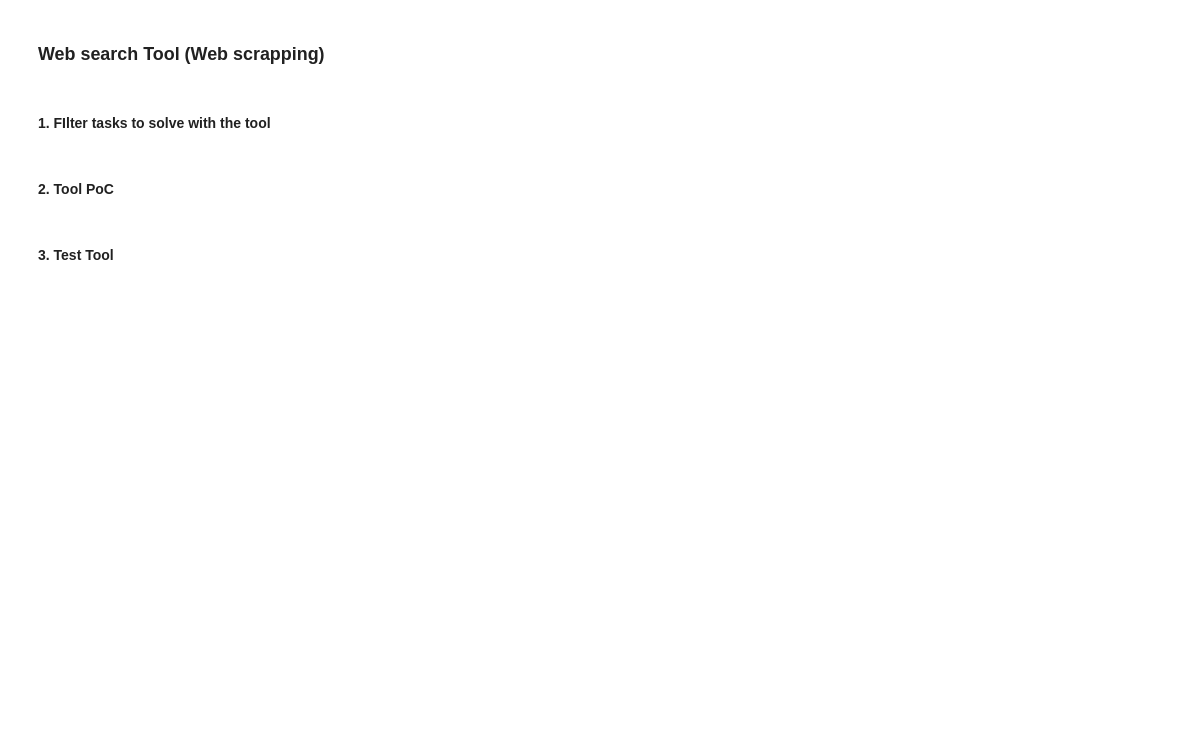
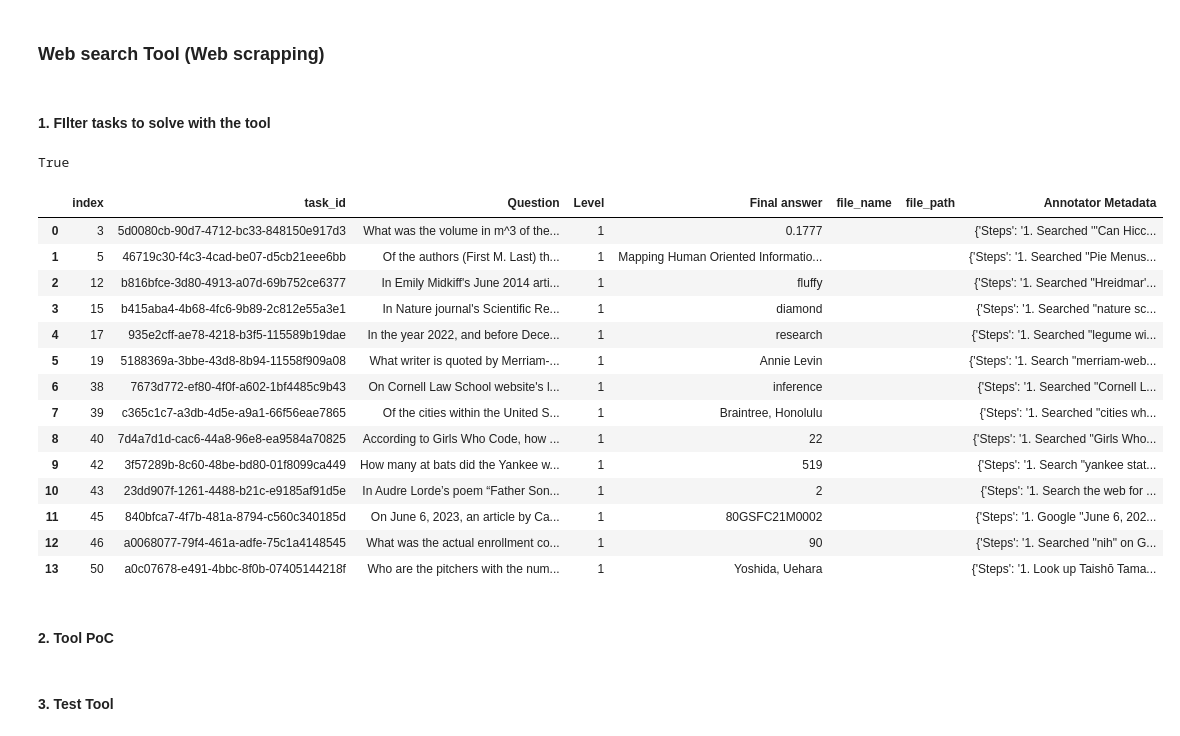
Before and after one commit to santiagoahl/chappi-bot, a Jupyter notebook: notebooks/tools_poc/web_search.ipynb, the cells around one changed output. Cells and saved outputs as stored; diff of their text form; code cells hidden in the pictures; blank space fills up the shorter version.

Commit message:
identify tasks that require web browsing

```diff
--- a/notebooks/tools_poc/web_search.ipynb
+++ b/notebooks/tools_poc/web_search.ipynb
@@ -315,5 +303,49 @@ react.run_app(user_query=sample_yt_question + ". Just use the pull_youtube_video
 ### Web search Tool (Web scrapping)
 # %% [markdown]
 #### 1. FIlter tasks to solve with the tool
+# %%
+sample_task_ids = [
+    "5d0080cb-90d7-4712-bc33-848150e917d3",
+    "46719c30-f4c3-4cad-be07-d5cb21eee6bb",
+    "b816bfce-3d80-4913-a07d-69b752ce6377",
+    "b415aba4-4b68-4fc6-9b89-2c812e55a3e1",
+    "935e2cff-ae78-4218-b3f5-115589b19dae",
+    "5188369a-3bbe-43d8-8b94-11558f909a08",
+    "7673d772-ef80-4f0f-a602-1bf4485c9b43",
+    "c365c1c7-a3db-4d5e-a9a1-66f56eae7865",
+    "7d4a7d1d-cac6-44a8-96e8-ea9584a70825",
+    "3f57289b-8c60-48be-bd80-01f8099ca449",
+    "23dd907f-1261-4488-b21c-e9185af91d5e",
+    "840bfca7-4f7b-481a-8794-c560c340185d",
+    "a0068077-79f4-461a-adfe-75c1a4148545",
+    "a0c07678-e491-4bbc-8f0b-07405144218f"
+]
+# %%
+l = ["a", "b", "c"]
+b = "a"
+
+b in l
+# %% [output]
+True
+# %%
+sample_tasks = gaia_df[gaia_df["task_id"].map(lambda row: row in sample_task_ids)]
+sample_tasks.reset_index(inplace=True)
+sample_tasks
+# %% [output]
+|  | index | task_id | Question | Level | Final answer | file_name | file_path | Annotator Metadata |
+| 0 | 3 | 5d0080cb-90d7-4712-bc33-848150e917d3 | What was the volume in m^3 of the... | 1 | 0.1777 |  |  | {'Steps': '1. Searched '"Can Hicc... |
+| 1 | 5 | 46719c30-f4c3-4cad-be07-d5cb21eee6bb | Of the authors (First M. Last) th... | 1 | Mapping Human Oriented Informatio... |  |  | {'Steps': '1. Searched "Pie Menus... |
+| 2 | 12 | b816bfce-3d80-4913-a07d-69b752ce6377 | In Emily Midkiff's June 2014 arti... | 1 | fluffy |  |  | {'Steps': '1. Searched "Hreidmar'... |
+| 3 | 15 | b415aba4-4b68-4fc6-9b89-2c812e55a3e1 | In Nature journal's Scientific Re... | 1 | diamond |  |  | {'Steps': '1. Searched "nature sc... |
+| 4 | 17 | 935e2cff-ae78-4218-b3f5-115589b19dae | In the year 2022, and before Dece... | 1 | research |  |  | {'Steps': '1. Searched "legume wi... |
+| 5 | 19 | 5188369a-3bbe-43d8-8b94-11558f909a08 | What writer is quoted by Merriam-... | 1 | Annie Levin |  |  | {'Steps': '1. Search "merriam-web... |
+| 6 | 38 | 7673d772-ef80-4f0f-a602-1bf4485c9b43 | On Cornell Law School website's l... | 1 | inference |  |  | {'Steps': '1. Searched "Cornell L... |
+| 7 | 39 | c365c1c7-a3db-4d5e-a9a1-66f56eae7865 | Of the cities within the United S... | 1 | Braintree, Honolulu |  |  | {'Steps': '1. Searched "cities wh... |
+| 8 | 40 | 7d4a7d1d-cac6-44a8-96e8-ea9584a70825 | According to Girls Who Code, how ... | 1 | 22 |  |  | {'Steps': '1. Searched "Girls Who... |
+| 9 | 42 | 3f57289b-8c60-48be-bd80-01f8099ca449 | How many at bats did the Yankee w... | 1 | 519 |  |  | {'Steps': '1. Search "yankee stat... |
+| 10 | 43 | 23dd907f-1261-4488-b21c-e9185af91d5e | In Audre Lorde’s poem “Father Son... | 1 | 2 |  |  | {'Steps': '1. Search the web for ... |
+| 11 | 45 | 840bfca7-4f7b-481a-8794-c560c340185d | On June 6, 2023, an article by Ca... | 1 | 80GSFC21M0002 |  |  | {'Steps': '1. Google "June 6, 202... |
+| 12 | 46 | a0068077-79f4-461a-adfe-75c1a4148545 | What was the actual enrollment co... | 1 | 90 |  |  | {'Steps': '1. Searched "nih" on G... |
+| 13 | 50 | a0c07678-e491-4bbc-8f0b-07405144218f | Who are the pitchers with the num... | 1 | Yoshida, Uehara |  |  | {'Steps': '1. Look up Taishō Tama... |
 # %% [markdown]
 #### 2. Tool PoC
```
Also changed, not shown: parts of 5 cells of this notebook.
